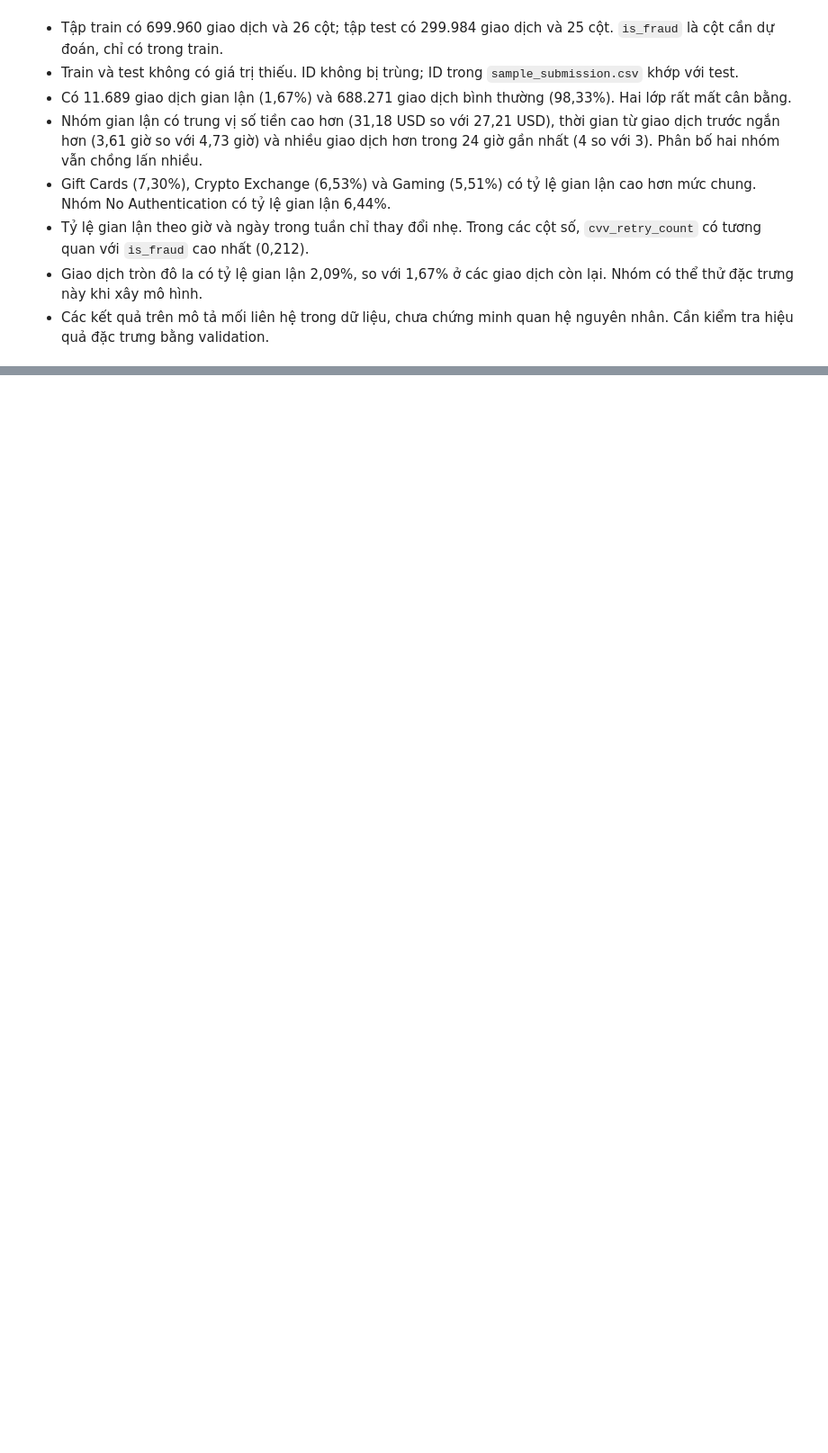
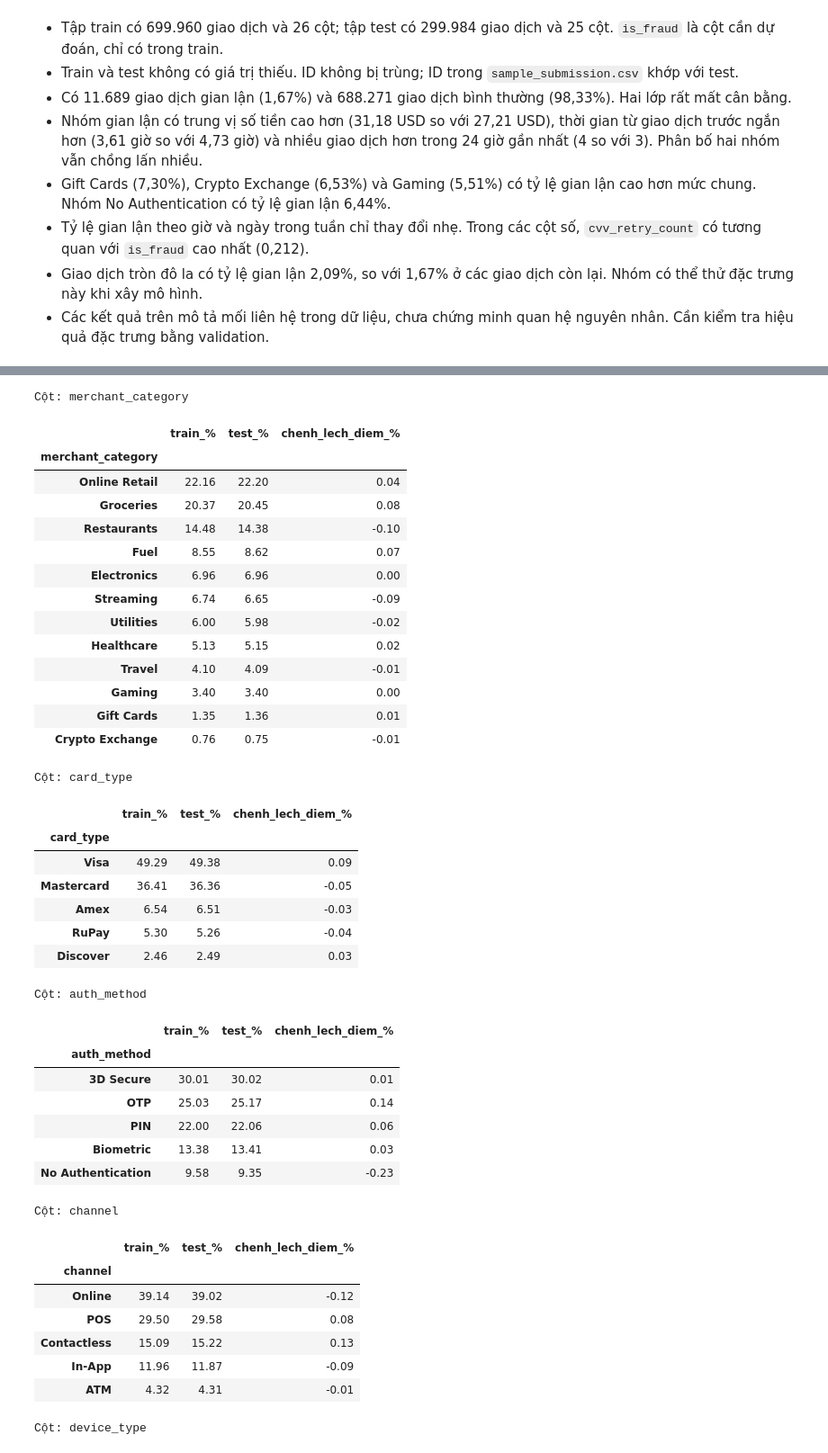
Before and after one commit to nghthanhlong/FraudDetection, a Jupyter notebook: notebooks/01_eda.ipynb, the cells around one changed output, grey strips where cells are left out. Shown at 90% size. Cells and saved outputs as stored; diff of their text form; code cells hidden in the pictures; blank space fills up the shorter version.

```diff
--- a/notebooks/01_eda.ipynb
+++ b/notebooks/01_eda.ipynb
@@ -180,0 +401,63 @@ display(bang_so_tien_tron)
+# %%
+cot_nhom = [
+    "merchant_category",
+    "card_type",
+    "auth_method",
+    "channel",
+    "device_type",
+]
+
+for cot in cot_nhom:
+    ty_le_train = train[cot].value_counts(normalize=True) * 100
+    ty_le_test = test[cot].value_counts(normalize=True) * 100
+
+    bang = pd.DataFrame({
+        "train_%": ty_le_train,
+        "test_%": ty_le_test,
+    }).fillna(0).round(2)
+
+    bang["chenh_lech_diem_%"] = (bang["test_%"] - bang["train_%"]).round(2)
+
+    print("Cột:", cot)
+    display(bang.sort_values("train_%", ascending=False))
+# %% [output]
+Cột: merchant_category
+|  | train_% | test_% | chenh_lech_diem_% |
+| merchant_category |  |  |  |
+| Online Retail | 22.16 | 22.20 | 0.04 |
+| Groceries | 20.37 | 20.45 | 0.08 |
+| Restaurants | 14.48 | 14.38 | -0.10 |
+| Fuel | 8.55 | 8.62 | 0.07 |
+| Electronics | 6.96 | 6.96 | 0.00 |
+| Streaming | 6.74 | 6.65 | -0.09 |
+| Utilities | 6.00 | 5.98 | -0.02 |
+| Healthcare | 5.13 | 5.15 | 0.02 |
+| Travel | 4.10 | 4.09 | -0.01 |
+| Gaming | 3.40 | 3.40 | 0.00 |
+| Gift Cards | 1.35 | 1.36 | 0.01 |
+| Crypto Exchange | 0.76 | 0.75 | -0.01 |
+Cột: card_type
+|  | train_% | test_% | chenh_lech_diem_% |
+| card_type |  |  |  |
+| Visa | 49.29 | 49.38 | 0.09 |
+| Mastercard | 36.41 | 36.36 | -0.05 |
+| Amex | 6.54 | 6.51 | -0.03 |
+| RuPay | 5.30 | 5.26 | -0.04 |
+| Discover | 2.46 | 2.49 | 0.03 |
+Cột: auth_method
+|  | train_% | test_% | chenh_lech_diem_% |
+| auth_method |  |  |  |
+| 3D Secure | 30.01 | 30.02 | 0.01 |
+| OTP | 25.03 | 25.17 | 0.14 |
+| PIN | 22.00 | 22.06 | 0.06 |
+| Biometric | 13.38 | 13.41 | 0.03 |
+| No Authentication | 9.58 | 9.35 | -0.23 |
+Cột: channel
+|  | train_% | test_% | chenh_lech_diem_% |
+| channel |  |  |  |
+| Online | 39.14 | 39.02 | -0.12 |
+| POS | 29.50 | 29.58 | 0.08 |
+| Contactless | 15.09 | 15.22 | 0.13 |
+| In-App | 11.96 | 11.87 | -0.09 |
+| ATM | 4.32 | 4.31 | -0.01 |
+Cột: device_type
```
Also changed, not shown: parts of 19 cells of this notebook.
